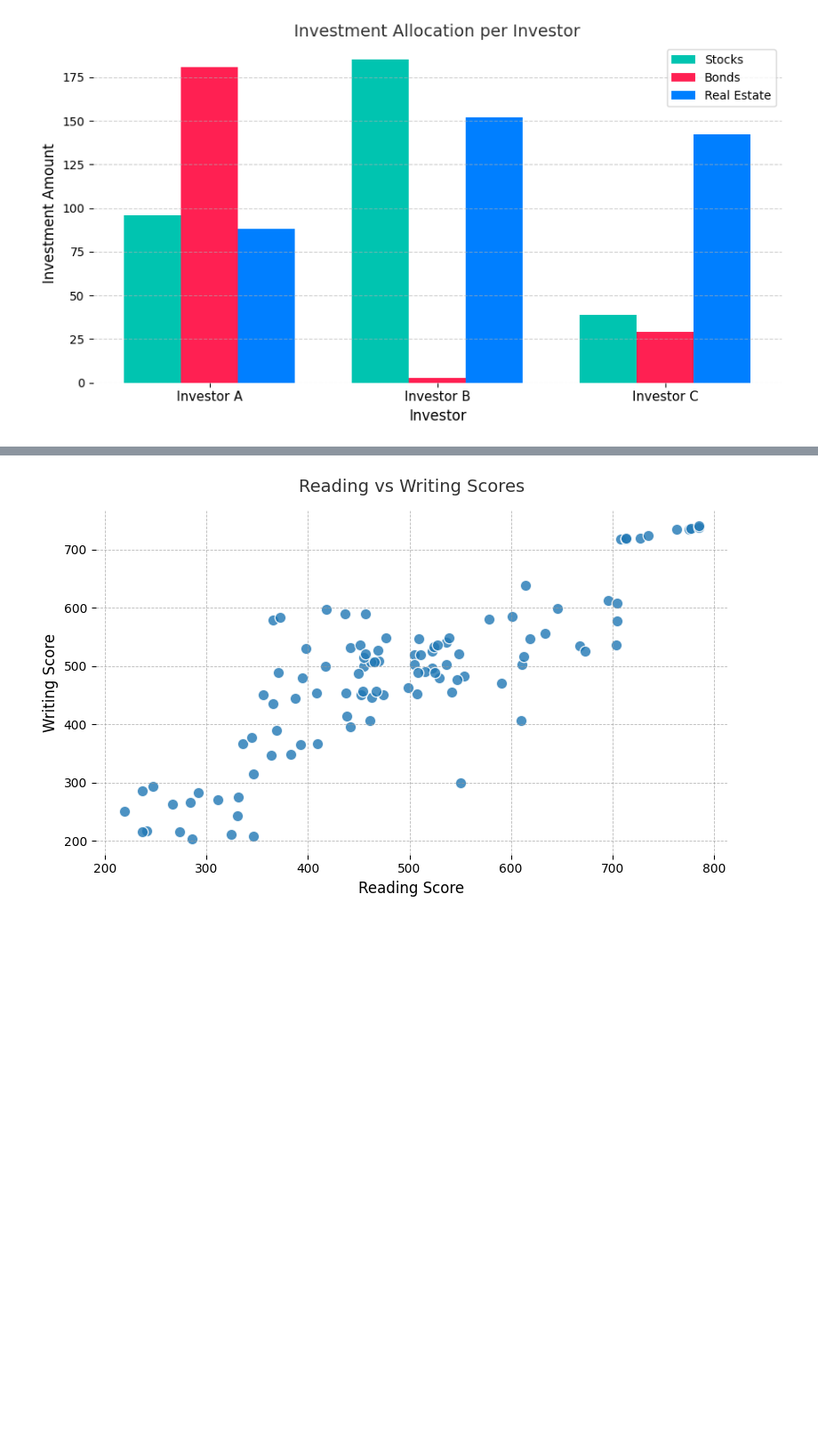
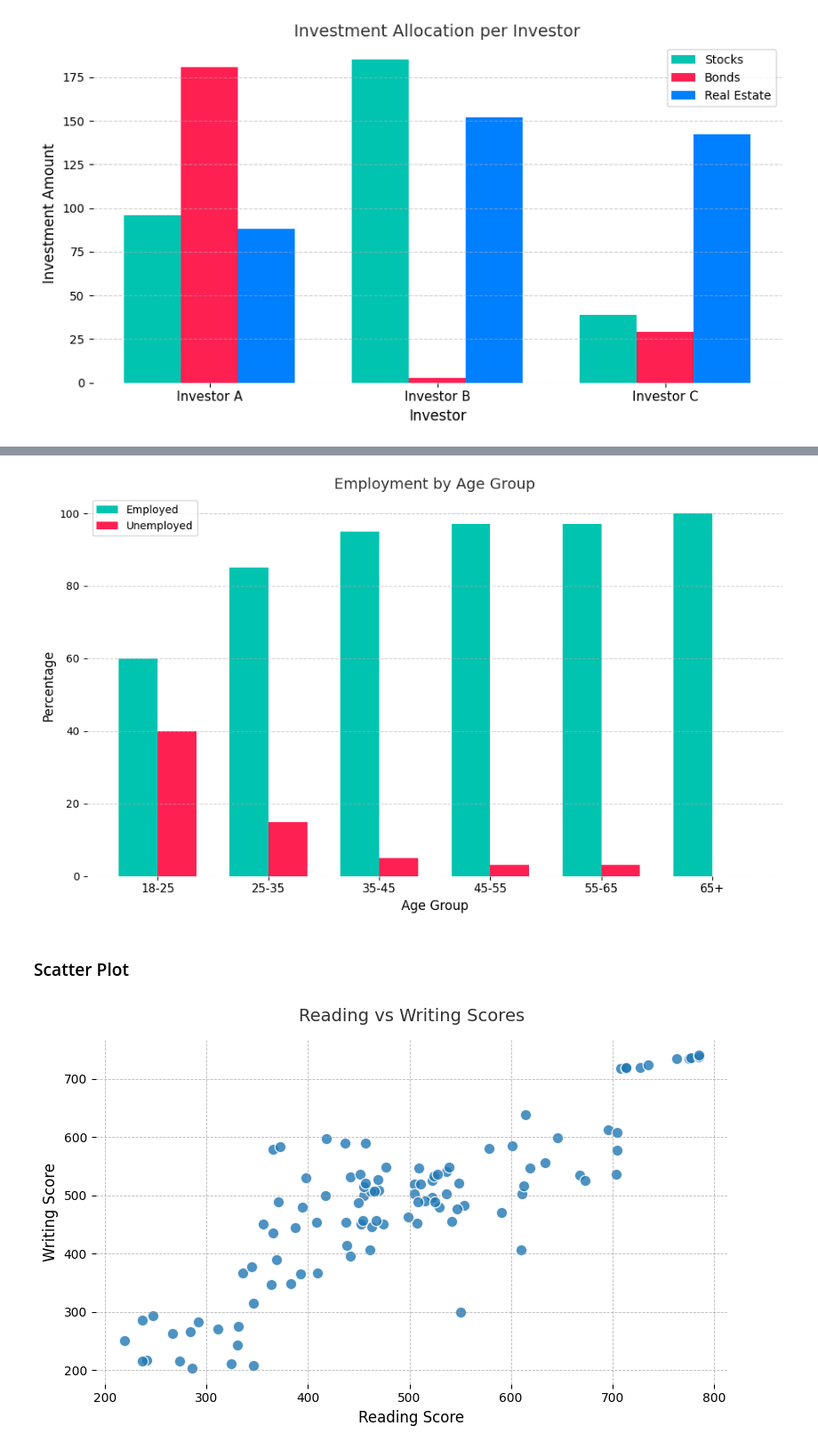
Before and after one commit to Rumaan-Kaisar/DataScience, a Jupyter notebook: Stat_ch1_dscptv/ch1_descriptive_stat _prctc.ipynb, the cells around one changed output, grey strips where cells are left out. Shown: that part at 89% size. Drawn from its saved outputs; the diff is of its cells as text; code cells hidden in the pictures; blank space fills up the shorter version.

```diff
--- a/Stat_ch1_dscptv/ch1_descriptive_stat _prctc.ipynb
+++ b/Stat_ch1_dscptv/ch1_descriptive_stat _prctc.ipynb
@@ -833,3 +909,38 @@ plt.show()
+# %%
+import matplotlib.pyplot as plt
+import numpy as np
+
+# Use data from DataFrame
+age_groups = df["Age Group"]
+employed = df["Employed (%)"]
+unemployed = df["Unemployed (%)"]
+
+x = np.arange(len(age_groups))
+bar_width = 0.35
+
+# Plot
+plt.figure(figsize=(10, 6))
+plt.bar(x - bar_width/2, employed, width=bar_width, label="Employed", color="#00c4b0")
+plt.bar(x + bar_width/2, unemployed, width=bar_width, label="Unemployed", color="#ff2052")
+
+# Styling
+plt.xlabel("Age Group", fontsize=12)
+plt.ylabel("Percentage", fontsize=12)
+plt.title("Employment by Age Group", fontsize=14, color="#333")
+plt.xticks(x, age_groups, fontsize=11)
+plt.yticks(fontsize=10)
+plt.legend()
+plt.grid(axis='y', linestyle='--', alpha=0.6)
+
+# Minimalist frame
+for spine in plt.gca().spines.values():
+    spine.set_visible(False)
+
+plt.tight_layout()
+# %% [output]
+[figure, added]
+# %% [markdown]
+### Scatter Plot
 # %%
 import pandas as pd
 import matplotlib.pyplot as plt
```
Also changed, not shown: parts of 10 cells of this notebook.
